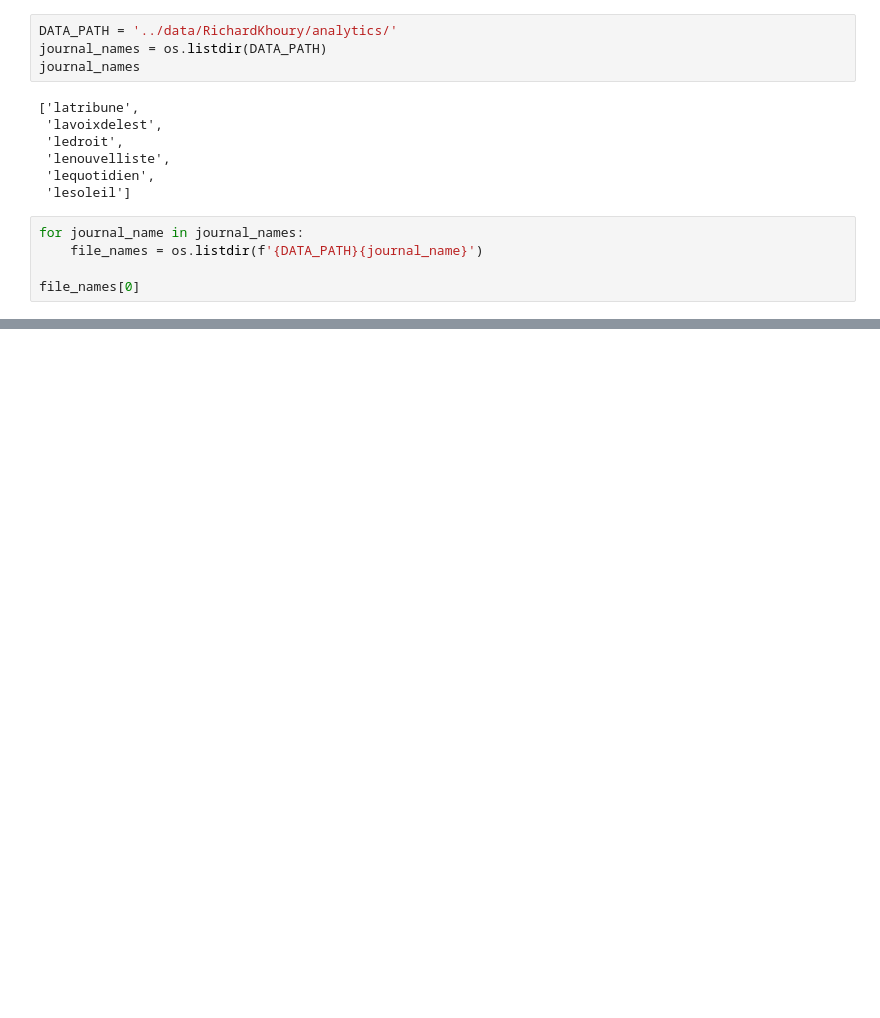
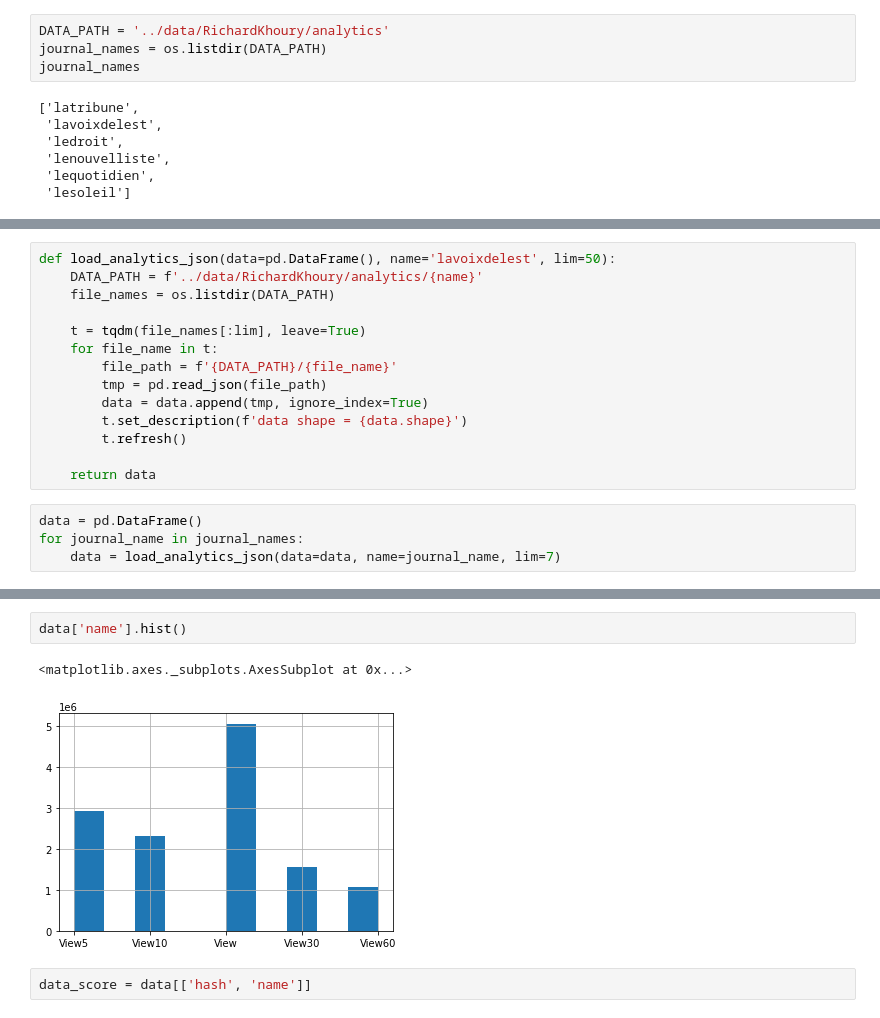
Before and after one commit to peopleOfPalay/GLO-7027-Projet, a Jupyter notebook: main.ipynb, the cells around one changed output, grey strips where cells are left out. Cells and saved outputs as stored; diff of their text form; blank space fills up the shorter version.

```diff
--- a/main.ipynb
+++ b/main.ipynb
@@ -6,5 +12,5 @@ import os
 # %%
-DATA_PATH = '../data/RichardKhoury/analytics/'
+DATA_PATH = '../data/RichardKhoury/analytics'
 journal_names = os.listdir(DATA_PATH)
 journal_names
 # %% [output]
@@ -14,8 +20,3 @@ journal_names
  'lenouvelliste',
  'lequotidien',
  'lesoleil']
-# %%
-for journal_name in journal_names:
-    file_names = os.listdir(f'{DATA_PATH}{journal_name}')
-
-file_names[0]
@@ -28,0 +23,18 @@ file_names[0]
+# %%
+def load_analytics_json(data=pd.DataFrame(), name='lavoixdelest', lim=50):
+    DATA_PATH = f'../data/RichardKhoury/analytics/{name}'
+    file_names = os.listdir(DATA_PATH)
+
+    t = tqdm(file_names[:lim], leave=True)
+    for file_name in t:
+        file_path = f'{DATA_PATH}/{file_name}'
+        tmp = pd.read_json(file_path)
+        data = data.append(tmp, ignore_index=True)
+        t.set_description(f'data shape = {data.shape}')
+        t.refresh()
+
+    return data
+# %%
+data = pd.DataFrame()
+for journal_name in journal_names:
+    data = load_analytics_json(data=data, name=journal_name, lim=7)
@@ -28,0 +49,7 @@ file_names[0]
+# %%
+data['name'].hist()
+# %% [output]
+<matplotlib.axes._subplots.AxesSubplot at 0x...>
+[figure, added]
+# %%
+data_score = data[['hash', 'name']]
```
Also changed, not shown: parts of 12 cells of this notebook.
